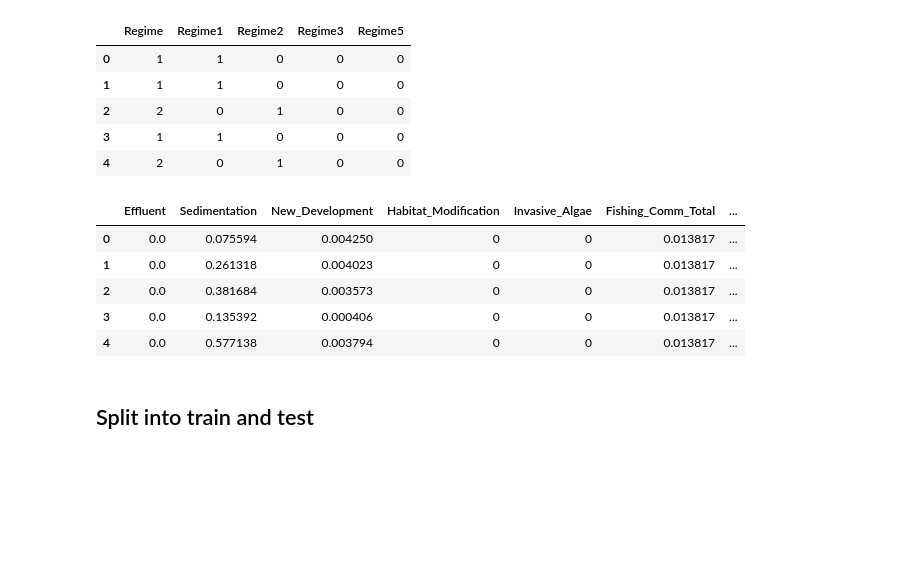
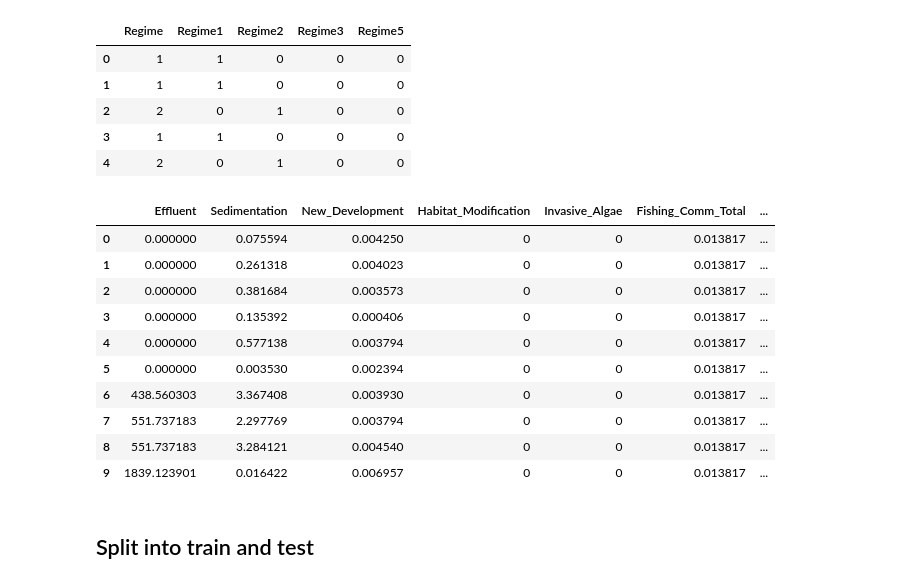
Before and after one commit to salliewalecka/Hawaii_RegimesPredictors, a Jupyter notebook: notebooks/eda_and_inital_models.ipynb, the cells around one changed output. Saved outputs shown, nothing was run; the diff lists cells and outputs as text; code cells hidden in the pictures; blank space fills up the shorter version.

```diff
--- a/notebooks/eda_and_inital_models.ipynb
+++ b/notebooks/eda_and_inital_models.ipynb
@@ -56,14 +56,19 @@ df.iloc[0:5, 34:]
 | 4 | 2 | 0 | 1 | 0 | 0 |
 # %%
 # column s that were used in the boosted trees
-df.iloc[0:5, 14:34]
+df.iloc[0:10, 14:34]
 # %% [output]
 |  | Effluent | Sedimentation | New_Development | Habitat_Modification | Invasive_Algae | Fishing_Comm_Total | ... |
-| 0 | 0.0 | 0.075594 | 0.004250 | 0 | 0 | 0.013817 | ... |
-| 1 | 0.0 | 0.261318 | 0.004023 | 0 | 0 | 0.013817 | ... |
-| 2 | 0.0 | 0.381684 | 0.003573 | 0 | 0 | 0.013817 | ... |
-| 3 | 0.0 | 0.135392 | 0.000406 | 0 | 0 | 0.013817 | ... |
-| 4 | 0.0 | 0.577138 | 0.003794 | 0 | 0 | 0.013817 | ... |
+| 0 | 0.000000 | 0.075594 | 0.004250 | 0 | 0 | 0.013817 | ... |
+| 1 | 0.000000 | 0.261318 | 0.004023 | 0 | 0 | 0.013817 | ... |
+| 2 | 0.000000 | 0.381684 | 0.003573 | 0 | 0 | 0.013817 | ... |
+| 3 | 0.000000 | 0.135392 | 0.000406 | 0 | 0 | 0.013817 | ... |
+| 4 | 0.000000 | 0.577138 | 0.003794 | 0 | 0 | 0.013817 | ... |
+| 5 | 0.000000 | 0.003530 | 0.002394 | 0 | 0 | 0.013817 | ... |
+| 6 | 438.560303 | 3.367408 | 0.003930 | 0 | 0 | 0.013817 | ... |
+| 7 | 551.737183 | 2.297769 | 0.003794 | 0 | 0 | 0.013817 | ... |
+| 8 | 551.737183 | 3.284121 | 0.004540 | 0 | 0 | 0.013817 | ... |
+| 9 | 1839.123901 | 0.016422 | 0.006957 | 0 | 0 | 0.013817 | ... |
 # %% [markdown]
 ## Split into train and test
 # %%
```
Also changed, not shown: parts of 19 cells of this notebook.
